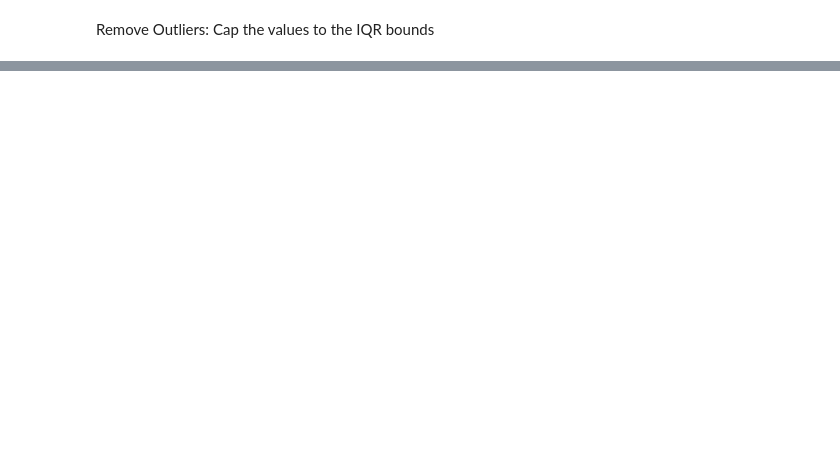
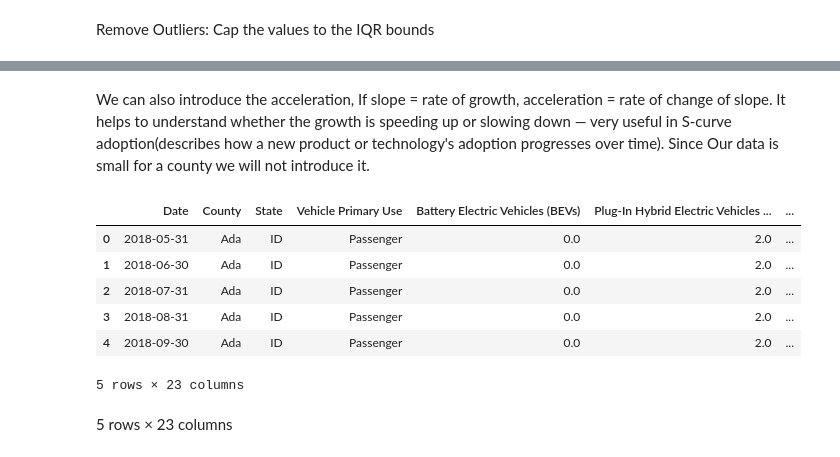
Before and after one commit to sabha348/EV_Vehicle_Charge_Demand, a Jupyter notebook: EV_Vehicle_Charge_Demand.ipynb, the cells around one changed output, grey strips where cells are left out. Drawn from its saved outputs; the diff is of its cells as text; code cells hidden in the pictures; blank space fills up the shorter version.

```diff
--- a/EV_Vehicle_Charge_Demand.ipynb
+++ b/EV_Vehicle_Charge_Demand.ipynb
@@ -116,0 +276,23 @@ print("Number of outliers in 'Percent Electric Vehicles':", outliers.shape[0])
+# %%
+# Assign time index per county
+df['months_since_start'] = df.groupby('County').cumcount()
+
+#Lags are only based on past data from the same county
+# === Create lag features (1–3 months) ===
+for lag in [1, 2, 3]:
+    df[f'ev_total_lag{lag}'] = df.groupby('County')['Electric Vehicle (EV) Total'].shift(lag)
+
+# === Rolling average (3-month, prior) ===
+df['ev_total_roll_mean_3'] = df.groupby('County')['Electric Vehicle (EV) Total'] \
+                               .transform(lambda x: x.shift(1).rolling(3).mean())
+
+# === Percent change (no fill method) ===
+df['ev_total_pct_change_1'] = df.groupby('County')['Electric Vehicle (EV) Total'] \
+                                .pct_change(periods=1, fill_method=None)
+
+df['ev_total_pct_change_3'] = df.groupby('County')['Electric Vehicle (EV) Total'] \
+                                .pct_change(periods=3, fill_method=None)
+
+# === Clean up any infs/NaNs ===
+df['ev_total_pct_change_1'] = df['ev_total_pct_change_1'].replace([np.inf, -np.inf], np.nan).fillna(0)
+df['ev_total_pct_change_3'] = df['ev_total_pct_change_3'].replace([np.inf, -np.inf], np.nan).fillna(0)
@@ -116,0 +305,28 @@ print("Number of outliers in 'Percent Electric Vehicles':", outliers.shape[0])
+# %%
+# Cumulative EV count per county
+df['cumulative_ev'] = df.groupby('County')['Electric Vehicle (EV) Total'].cumsum()
+
+# 6-month rolling linear slope of cumulative growth
+df['ev_growth_slope'] = df.groupby('County')['cumulative_ev'].transform(
+    lambda x: x.rolling(6).apply(lambda y: np.polyfit(range(len(y)), y, 1)[0] if len(y) == 6 else np.nan)
+)
+# %% [markdown]
+We can also introduce the acceleration, If slope = rate of growth, acceleration = rate of change of slope. It helps to understand whether the growth is speeding up or slowing down — very useful in S-curve adoption(describes how a new product or technology's adoption progresses over time). Since Our data is small for a county we will not introduce it.
+# %%
+# Drop early rows with no lag data
+
+df = df.dropna().reset_index(drop=True)
+# %%
+df.to_csv('preprocessed_ev_data.csv', index=False)
+
+df.head()
+# %% [output]
+|  | Date | County | State | Vehicle Primary Use | Battery Electric Vehicles (BEVs) | Plug-In Hybrid Electric Vehicles ... | ... |
+| 0 | 2018-05-31 | Ada | ID | Passenger | 0.0 | 2.0 | ... |
+| 1 | 2018-06-30 | Ada | ID | Passenger | 0.0 | 2.0 | ... |
+| 2 | 2018-07-31 | Ada | ID | Passenger | 0.0 | 2.0 | ... |
+| 3 | 2018-08-31 | Ada | ID | Passenger | 0.0 | 2.0 | ... |
+| 4 | 2018-09-30 | Ada | ID | Passenger | 0.0 | 2.0 | ... |
+5 rows × 23 columns
+# %% [markdown]
+5 rows × 23 columns
```
Also changed, not shown: parts of 46 cells of this notebook.
